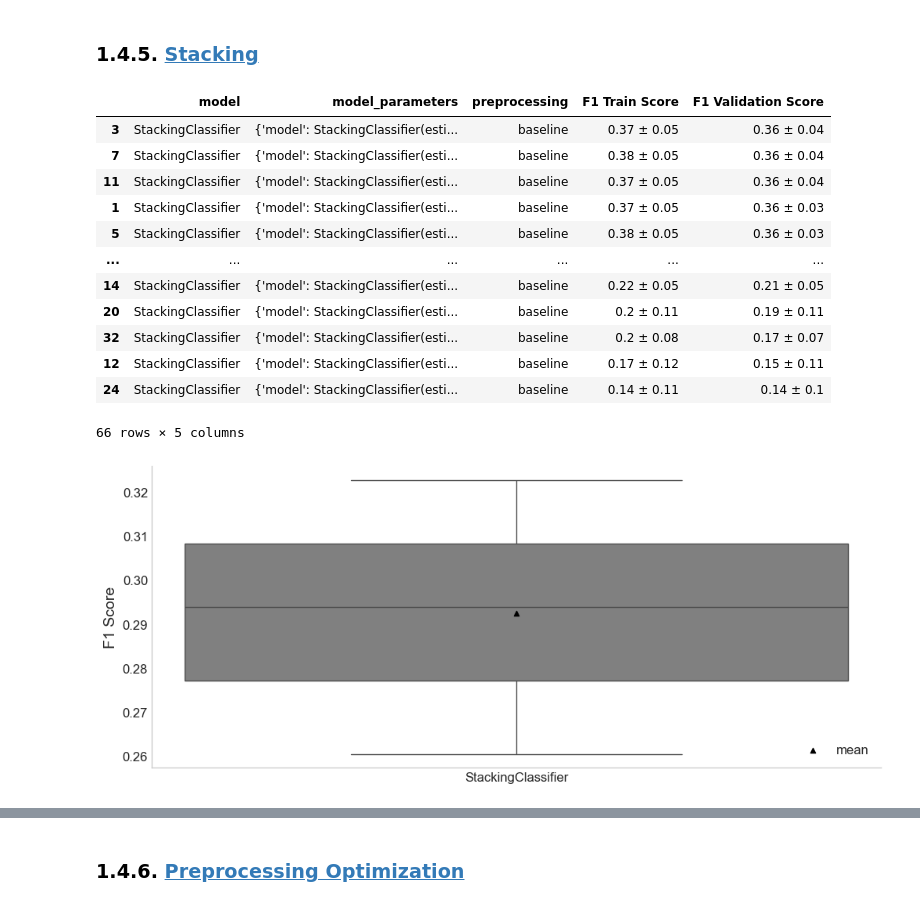
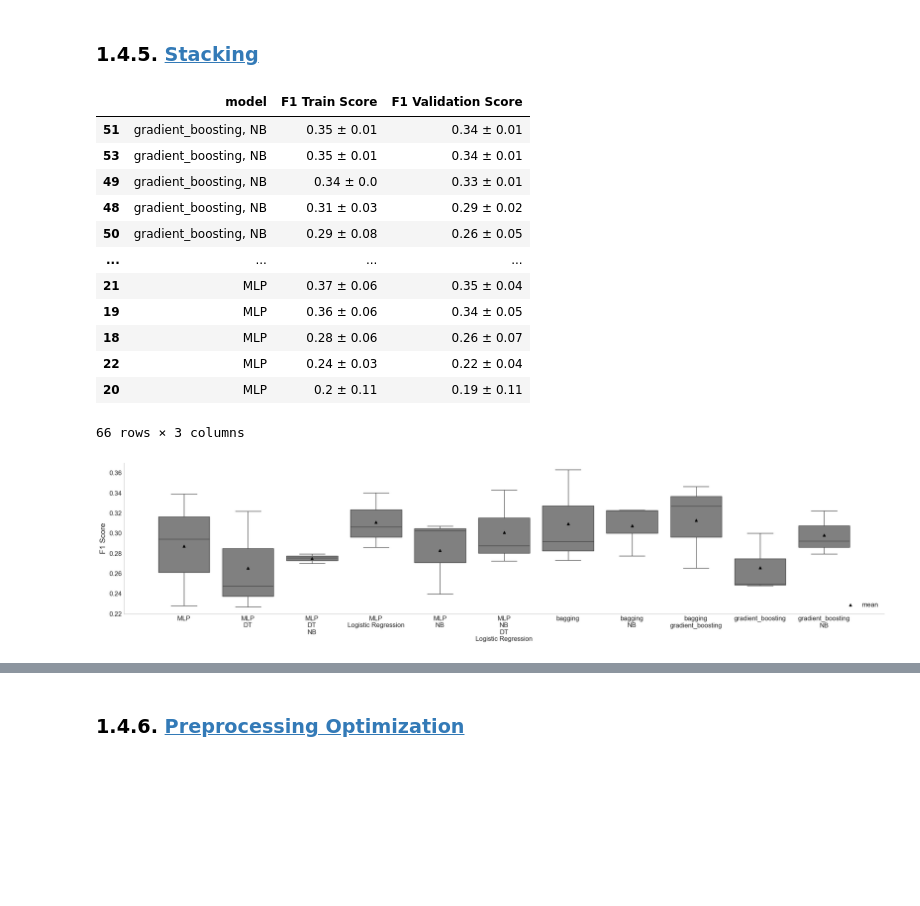
Before and after one commit to DiogoPF/Multiclass_Classification-WCB, a Jupyter notebook: Pipeline_diogo.ipynb, the cells around one changed output, grey strips where cells are left out. Cells and saved outputs as stored; diff of their text form; code cells hidden in the pictures; blank space fills up the shorter version.

```diff
--- a/Pipeline_diogo.ipynb
+++ b/Pipeline_diogo.ipynb
@@ -2302,24 +2325,59 @@ if run:
 
 else:
     stacking_gs = load("./runs/stacking.joblib")
-# %%
-stacking_df = compare_models_df(stacking_gs)
-stacking_df.sort_values(by="F1 Validation Score", ascending=False)
-# %% [output]
-|  | model | model_parameters | preprocessing | F1 Train Score | F1 Validation Score |
-| 3 | StackingClassifier | {'model': StackingClassifier(esti... | baseline | 0.37 ± 0.05 | 0.36 ± 0.04 |
-| 7 | StackingClassifier | {'model': StackingClassifier(esti... | baseline | 0.38 ± 0.05 | 0.36 ± 0.04 |
-| 11 | StackingClassifier | {'model': StackingClassifier(esti... | baseline | 0.37 ± 0.05 | 0.36 ± 0.04 |
-| 1 | StackingClassifier | {'model': StackingClassifier(esti... | baseline | 0.37 ± 0.05 | 0.36 ± 0.03 |
-| 5 | StackingClassifier | {'model': StackingClassifier(esti... | baseline | 0.38 ± 0.05 | 0.36 ± 0.03 |
-| ... | ... | ... | ... | ... | ... |
-| 14 | StackingClassifier | {'model': StackingClassifier(esti... | baseline | 0.22 ± 0.05 | 0.21 ± 0.05 |
-| 20 | StackingClassifier | {'model': StackingClassifier(esti... | baseline | 0.2 ± 0.11 | 0.19 ± 0.11 |
-| 32 | StackingClassifier | {'model': StackingClassifier(esti... | baseline | 0.2 ± 0.08 | 0.17 ± 0.07 |
-| 12 | StackingClassifier | {'model': StackingClassifier(esti... | baseline | 0.17 ± 0.12 | 0.15 ± 0.11 |
-| 24 | StackingClassifier | {'model': StackingClassifier(esti... | baseline | 0.14 ± 0.11 | 0.14 ± 0.1 |
-66 rows × 5 columns
+# %%
+# Full table
+all_estimator_names = []
+stacking_df = compare_models_df(stacking_gs)
+for stacking_model in stacking_gs.cv_results_["param_model"]:
+    estimator_names = [estimator[0] for estimator in stacking_model.estimators]
+    all_estimator_names.append(estimator_names)
+
+
+stacking_df["model"] = all_estimator_names
+stacking_df["model"] = stacking_df["model"].apply(lambda x: ", ".join(x))
+stacking_df = stacking_df[["model", "F1 Train Score", "F1 Validation Score"]]
+stacking_df.sort_values(by=["model", "F1 Validation Score"], ascending=[False, False])
+# %% [output]
+|  | model | F1 Train Score | F1 Validation Score |
+| 51 | gradient_boosting, NB | 0.35 ± 0.01 | 0.34 ± 0.01 |
+| 53 | gradient_boosting, NB | 0.35 ± 0.01 | 0.34 ± 0.01 |
+| 49 | gradient_boosting, NB | 0.34 ± 0.0 | 0.33 ± 0.01 |
+| 48 | gradient_boosting, NB | 0.31 ± 0.03 | 0.29 ± 0.02 |
+| 50 | gradient_boosting, NB | 0.29 ± 0.08 | 0.26 ± 0.05 |
+| ... | ... | ... | ... |
+| 21 | MLP | 0.37 ± 0.06 | 0.35 ± 0.04 |
+| 19 | MLP | 0.36 ± 0.06 | 0.34 ± 0.05 |
+| 18 | MLP | 0.28 ± 0.06 | 0.26 ± 0.07 |
+| 22 | MLP | 0.24 ± 0.03 | 0.22 ± 0.04 |
+| 20 | MLP | 0.2 ± 0.11 | 0.19 ± 0.11 |
+66 rows × 3 columns
 # %%
-stacking_boxplots = compare_models_boxplots(stacking_gs)
+splits_scores = pd.DataFrame(
+    {
+        "Estimator": all_estimator_names,
+        "Split0 Test Score": stacking_gs.cv_results_["split0_test_score"],
+        "Split1 Test Score": stacking_gs.cv_results_["split1_test_score"],
+        "Split2 Test Score": stacking_gs.cv_results_["split2_test_score"],
+    }
+)
+splits_scores["Estimator"] = splits_scores["Estimator"].apply(lambda x: ", ".join(x))
+
+
+splits_scores = splits_scores.groupby("Estimator").mean().T
+means = splits_scores.mean(axis=0)
+
+fig, ax = plt.subplots(figsize=(25, 5))
+sns.boxplot(data=splits_scores, color="grey", ax=ax)
+x_positions = range(len(means))
+ax.scatter(x_positions, means, color="black", zorder=2, marker="^", s=20, label="mean")
+ax.legend(loc="lower right", fontsize=12)
+ax.set_xlabel("")
+ax.set_xticklabels(
+    [label.replace(", ", "\n") for label in splits_scores.columns], fontsize=12
+)
+ax.tick_params(axis="y", labelsize=12)
+ax.set_ylabel("F1 Score", fontsize=14)
+plt.show()
 # %% [output]
-[figure, old version]
+[figure, new version]
```
Also changed, not shown: parts of 6 cells of this notebook, 21 other files.
